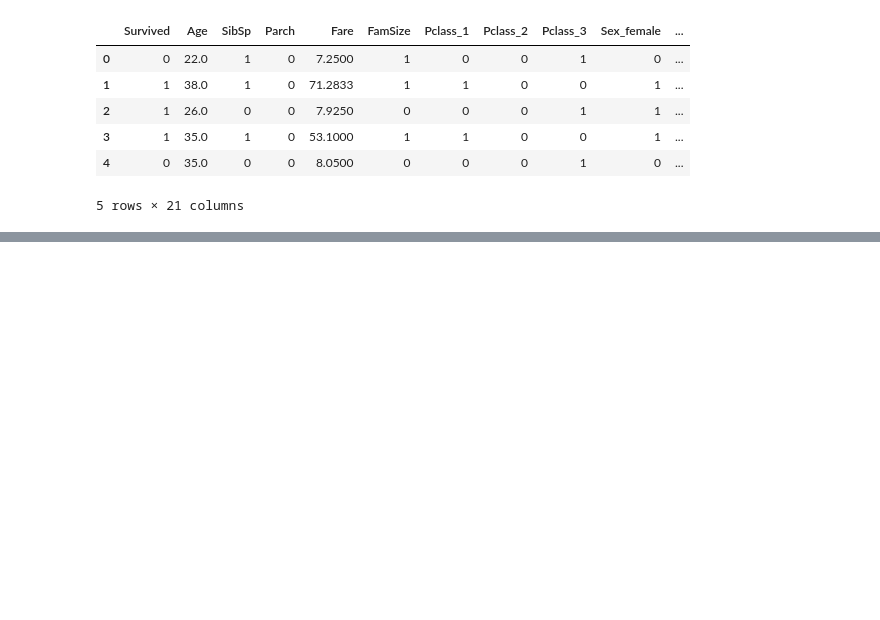
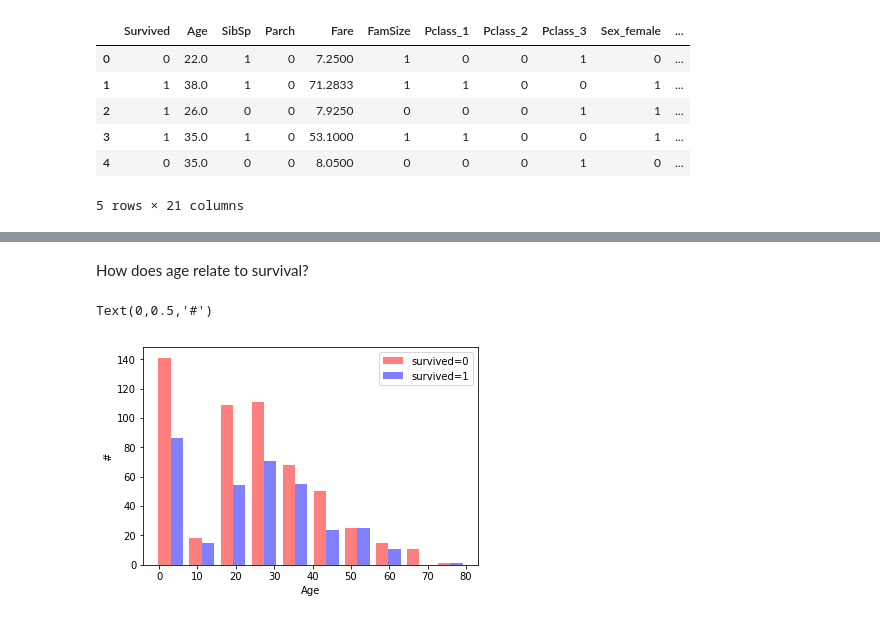
Before and after one commit to dthboyd/titanic_prediction, a Jupyter notebook: titanic_basic.ipynb, the cells around one changed output, grey strips where cells are left out. Cells and saved outputs as stored; diff of their text form; code cells hidden in the pictures; blank space fills up the shorter version.

```diff
--- a/titanic_basic.ipynb
+++ b/titanic_basic.ipynb
@@ -414,0 +426,13 @@ train.head()
+# %% [markdown]
+How does age relate to survival?
+# %%
+plt.hist([train.loc[train['Survived']==0,'Age'].values, train.loc[train['Survived']==1,'Age'].values],
+         color=['r','b'],
+         alpha=0.5,
+         label=['survived=0','survived=1'])
+plt.legend()
+plt.xlabel('Age')
+plt.ylabel('#')
+# %% [output]
+Text(0,0.5,'#')
+[figure, added]
```
Also changed, not shown: parts of 32 cells of this notebook.
